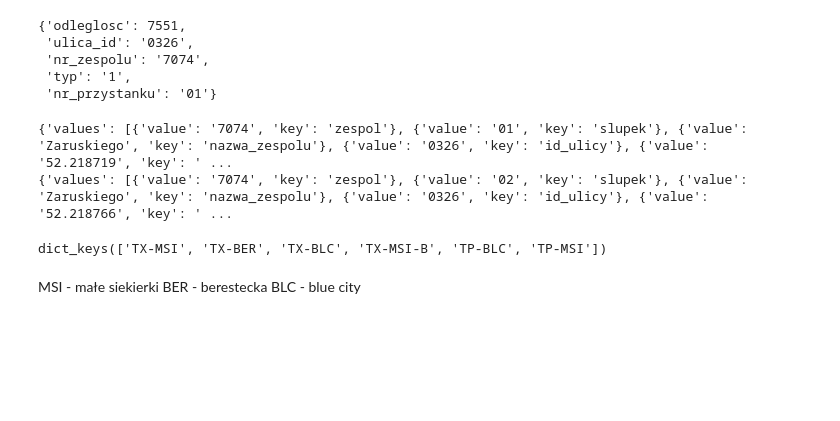
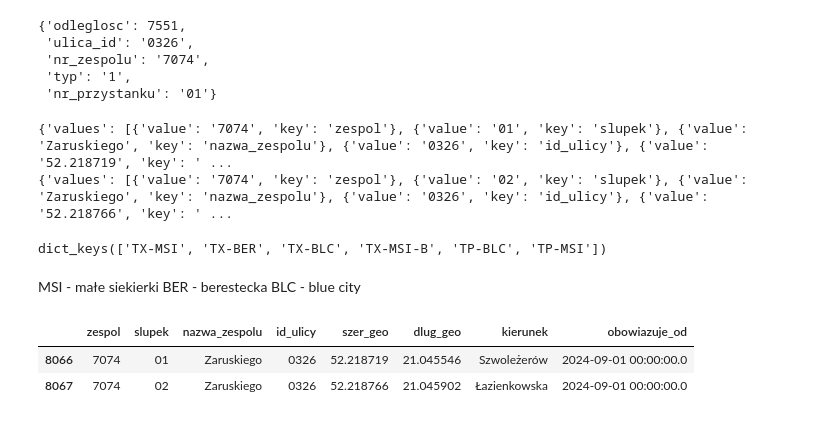
Before and after one commit to nizwant/big_data_repo, a Jupyter notebook: src/api_testing.ipynb, the cells around one changed output. Cells and saved outputs as stored; diff of their text form; code cells hidden in the pictures; blank space fills up the shorter version.

Commit message:
df out of stops

```diff
--- a/src/api_testing.ipynb
+++ b/src/api_testing.ipynb
@@ -227,3 +227,17 @@ dict_keys(['TX-MSI', 'TX-BER', 'TX-BLC', 'TX-MSI-B', 'TP-BLC', 'TP-MSI'])
 MSI - małe siekierki
 BER - berestecka
 BLC - blue city
+# %%
+import pandas as pd
+
+rows = [
+    {entry["key"]: entry["value"] for entry in item["values"]}
+    for item in stops.json()["result"]
+]
+df = pd.DataFrame(rows)
+
+df[df["zespol"] == "7074"]
+# %% [output]
+|  | zespol | slupek | nazwa_zespolu | id_ulicy | szer_geo | dlug_geo | kierunek | obowiazuje_od |
+| 8066 | 7074 | 01 | Zaruskiego | 0326 | 52.218719 | 21.045546 | Szwoleżerów | 2024-09-01 00:00:00.0 |
+| 8067 | 7074 | 02 | Zaruskiego | 0326 | 52.218766 | 21.045902 | Łazienkowska | 2024-09-01 00:00:00.0 |
```
